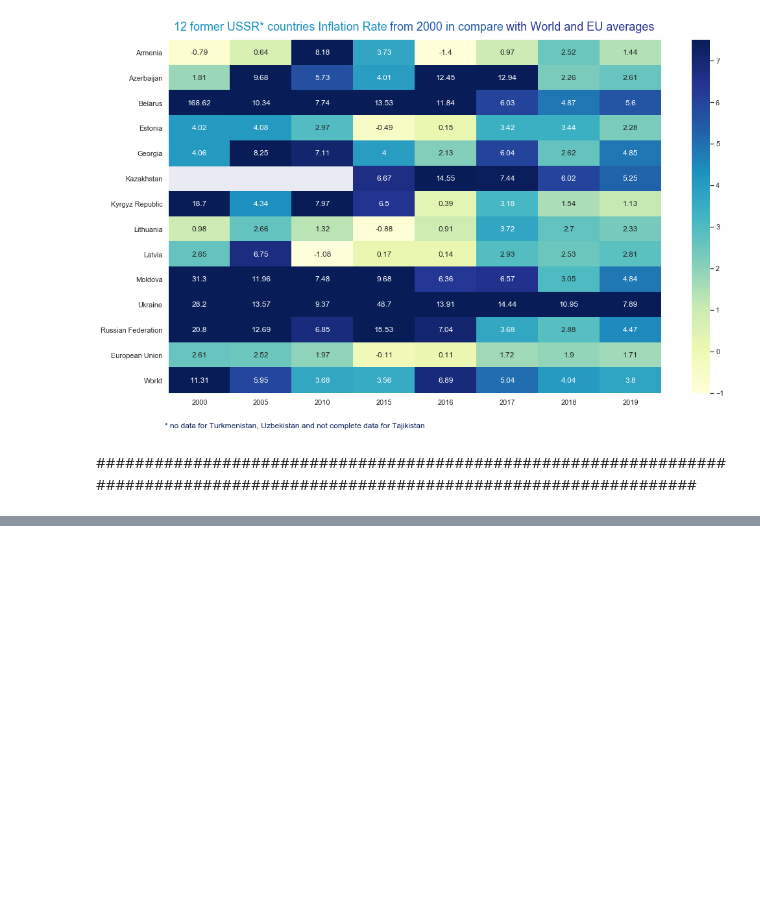
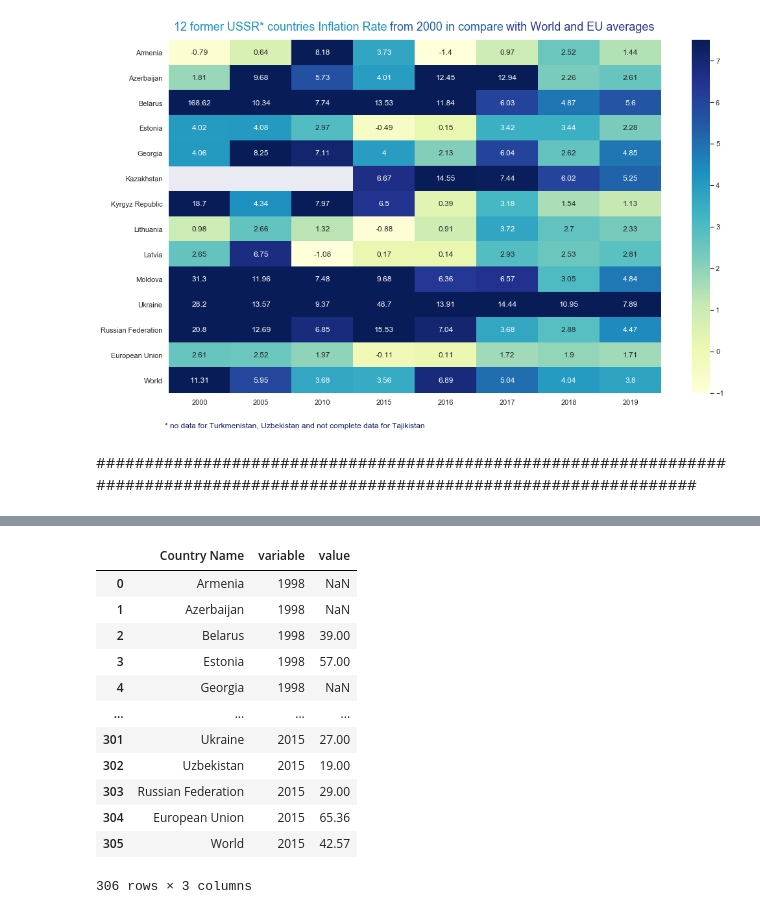
Before and after one commit to unkind58/Belarus_statistics_and-_comparison, a Jupyter notebook: app.ipynb, the cells around one changed output, grey strips where cells are left out. Cells and saved outputs as stored; diff of their text form; code cells hidden in the pictures; blank space fills up the shorter version.

```diff
--- a/app.ipynb
+++ b/app.ipynb
@@ -338,0 +384,20 @@ plt.show()
+# %%
+list_multiply_ten = ['1998', '1999', '2000', '2001', '2002', '2003', '2004', '2005', '2006','2007', '2008', '2009', '2010', '2011']
+df_cpi[list_multiply_ten] = df_cpi[list_multiply_ten] * 10
+df_cpi = df_cpi.round(2)
+df_cpi = pd.melt(df_cpi, id_vars='Country Name')
+df_cpi
+# %% [output]
+|  | Country Name | variable | value |
+| 0 | Armenia | 1998 | NaN |
+| 1 | Azerbaijan | 1998 | NaN |
+| 2 | Belarus | 1998 | 39.00 |
+| 3 | Estonia | 1998 | 57.00 |
+| 4 | Georgia | 1998 | NaN |
+| ... | ... | ... | ... |
+| 301 | Ukraine | 2015 | 27.00 |
+| 302 | Uzbekistan | 2015 | 19.00 |
+| 303 | Russian Federation | 2015 | 29.00 |
+| 304 | European Union | 2015 | 65.36 |
+| 305 | World | 2015 | 42.57 |
+306 rows × 3 columns
```
Also changed, not shown: parts of 26 cells of this notebook.
